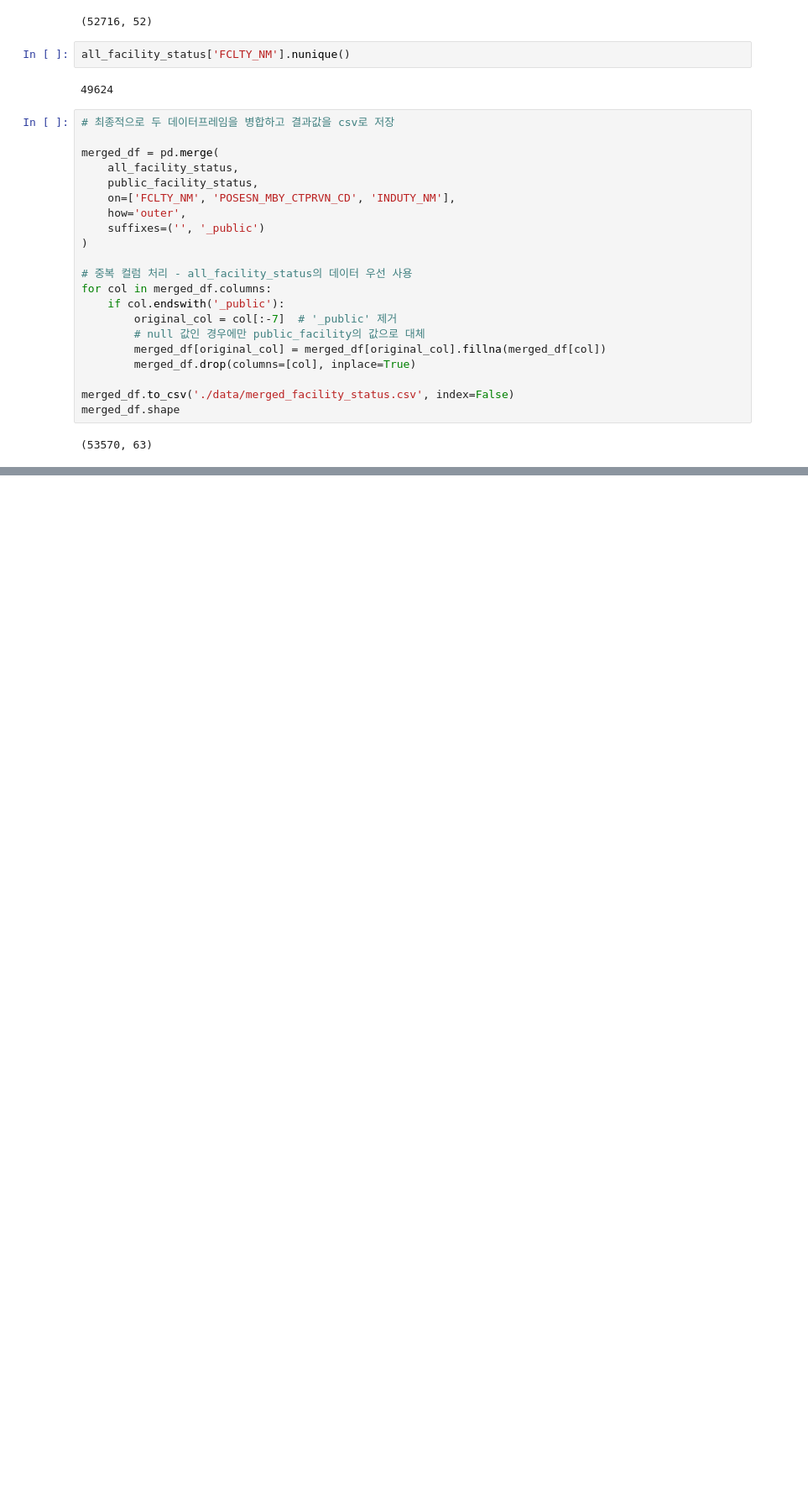
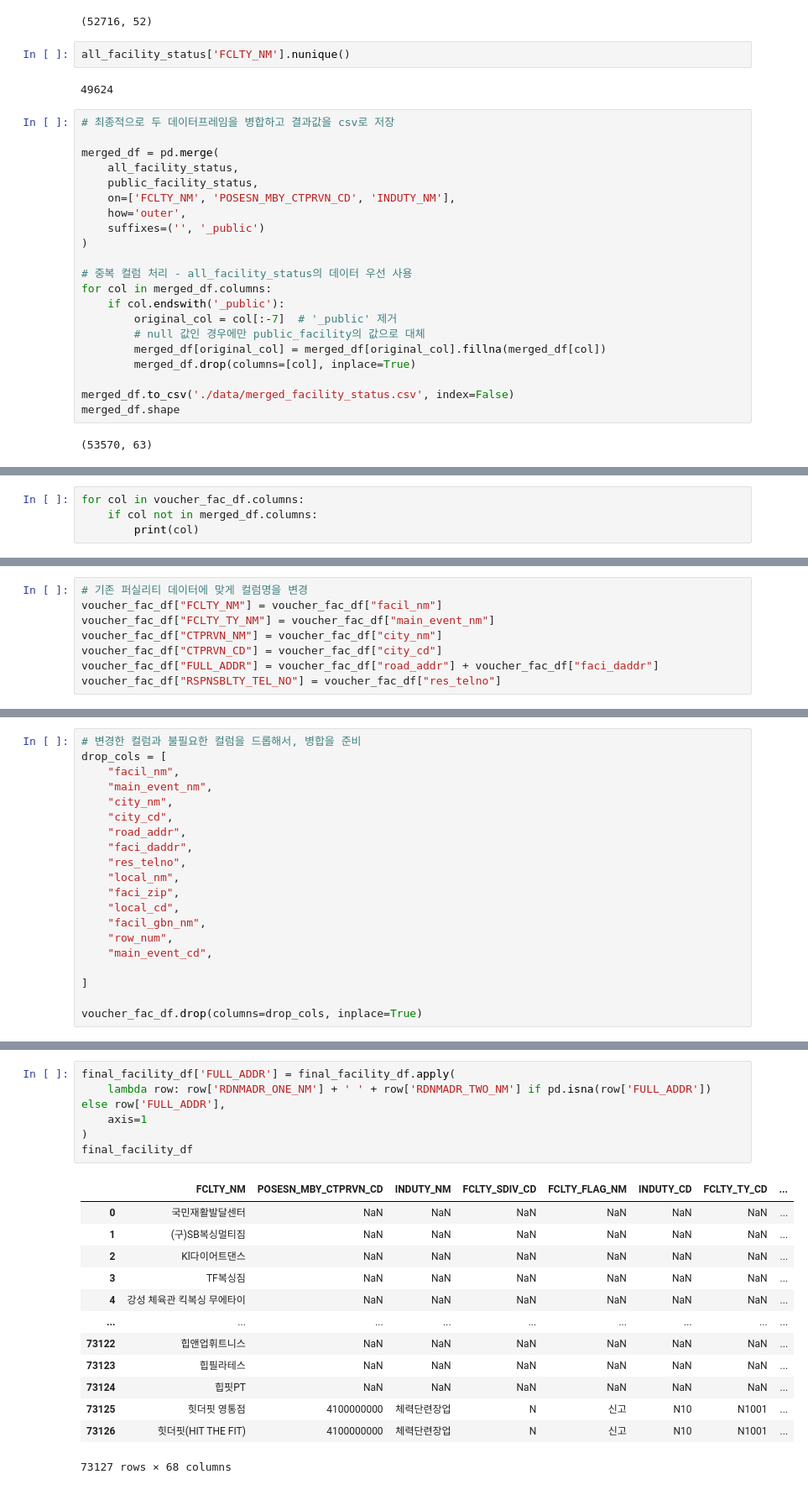
Before and after one commit to atoye1/kspo_app, a Jupyter notebook: facility_processor.ipynb, the cells around one changed output, grey strips where cells are left out. Shown at 84% size. Saved outputs shown, nothing was run; the diff lists cells and outputs as text; blank space fills up the shorter version.

```diff
--- a/facility_processor.ipynb
+++ b/facility_processor.ipynb
@@ -92,0 +105,4 @@ merged_df.shape
+# %%
+for col in voucher_fac_df.columns:
+    if col not in merged_df.columns:
+        print(col)
@@ -92,0 +127,8 @@ merged_df.shape
+# %%
+# 기존 퍼실리티 데이터에 맞게 컬럼명을 변경
+voucher_fac_df["FCLTY_NM"] = voucher_fac_df["facil_nm"]
+voucher_fac_df["FCLTY_TY_NM"] = voucher_fac_df["main_event_nm"]
+voucher_fac_df["CTPRVN_NM"] = voucher_fac_df["city_nm"]
+voucher_fac_df["CTPRVN_CD"] = voucher_fac_df["city_cd"]
+voucher_fac_df["FULL_ADDR"] = voucher_fac_df["road_addr"] + voucher_fac_df["faci_daddr"]
+voucher_fac_df["RSPNSBLTY_TEL_NO"] = voucher_fac_df["res_telno"]
@@ -92,0 +139,20 @@ merged_df.shape
+# %%
+# 변경한 컬럼과 불필요한 컬럼을 드롭해서, 병합을 준비
+drop_cols = [
+    "facil_nm",
+    "main_event_nm",
+    "city_nm",
+    "city_cd",
+    "road_addr",
+    "faci_daddr",
+    "res_telno",
+    "local_nm",
+    "faci_zip",
+    "local_cd",
+    "facil_gbn_nm",
+    "row_num",
+    "main_event_cd",
+
+]
+
+voucher_fac_df.drop(columns=drop_cols, inplace=True)
@@ -92,0 +278,20 @@ merged_df.shape
+# %%
+final_facility_df['FULL_ADDR'] = final_facility_df.apply(
+    lambda row: row['RDNMADR_ONE_NM'] + ' ' + row['RDNMADR_TWO_NM'] if pd.isna(row['FULL_ADDR']) else row['FULL_ADDR'],
+    axis=1
+)
+final_facility_df
+# %% [output]
+|  | FCLTY_NM | POSESN_MBY_CTPRVN_CD | INDUTY_NM | FCLTY_SDIV_CD | FCLTY_FLAG_NM | INDUTY_CD | FCLTY_TY_CD | ... |
+| 0 | 국민재활발달센터 | NaN | NaN | NaN | NaN | NaN | NaN | ... |
+| 1 | (구)SB복싱멀티짐 | NaN | NaN | NaN | NaN | NaN | NaN | ... |
+| 2 | Kl다이어트댄스 | NaN | NaN | NaN | NaN | NaN | NaN | ... |
+| 3 | TF복싱짐 | NaN | NaN | NaN | NaN | NaN | NaN | ... |
+| 4 | 강성 체육관 킥복싱 무에타이 | NaN | NaN | NaN | NaN | NaN | NaN | ... |
+| ... | ... | ... | ... | ... | ... | ... | ... | ... |
+| 73122 | 힙앤업휘트니스 | NaN | NaN | NaN | NaN | NaN | NaN | ... |
+| 73123 | 힙필라테스 | NaN | NaN | NaN | NaN | NaN | NaN | ... |
+| 73124 | 힙핏PT | NaN | NaN | NaN | NaN | NaN | NaN | ... |
+| 73125 | 힛더핏 영통점 | 4100000000 | 체력단련장업 | N | 신고 | N10 | N1001 | ... |
+| 73126 | 힛더핏(HIT THE FIT) | 4100000000 | 체력단련장업 | N | 신고 | N10 | N1001 | ... |
+73127 rows × 68 columns
```
Also changed, not shown: parts of 20 cells of this notebook, 49 other files.
